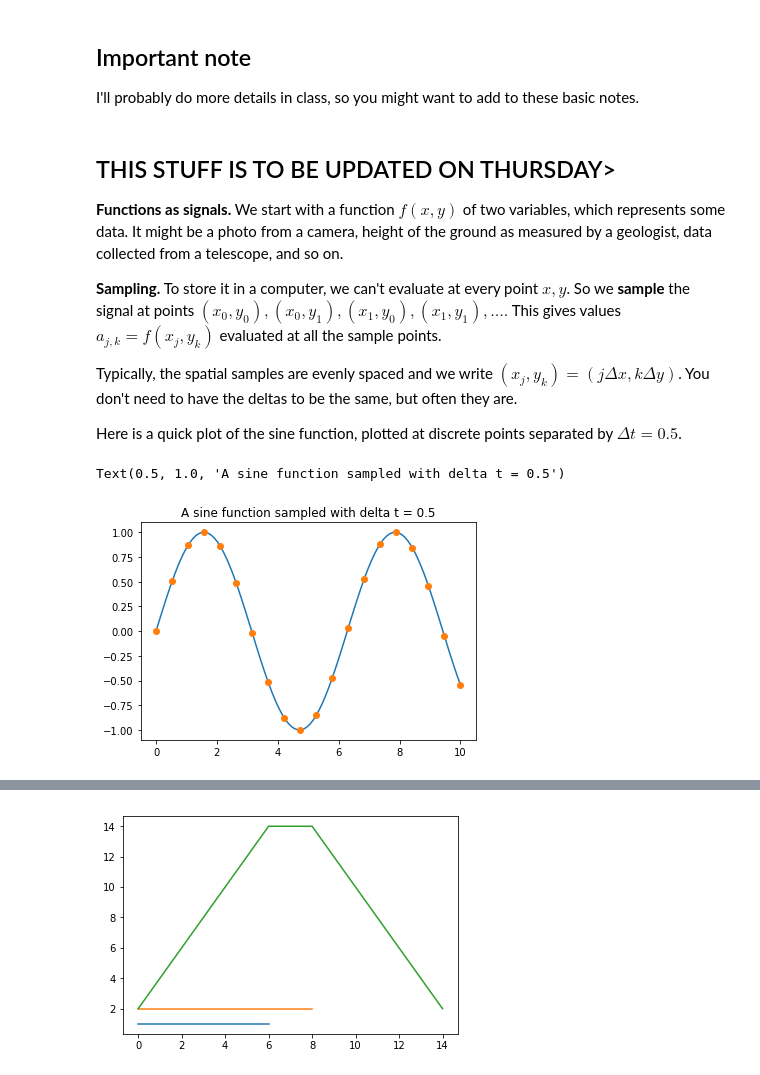
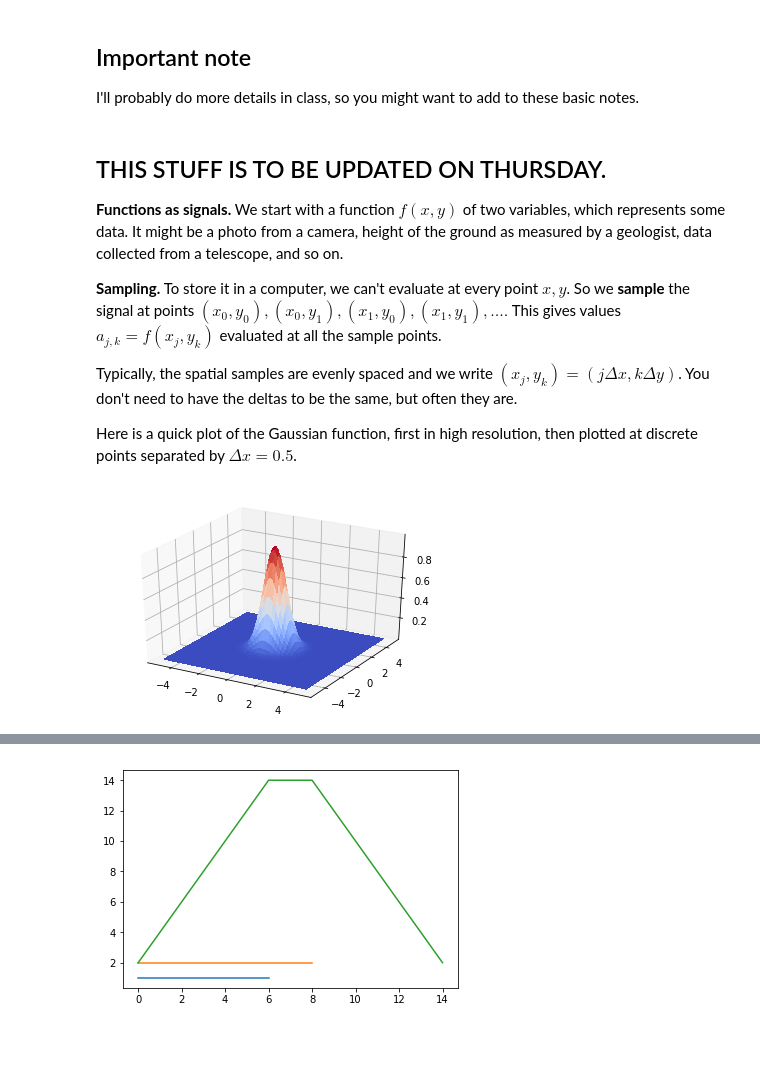
Before and after one commit to mlamoureux/Math502w19, a Jupyter notebook: Lecture18_Mar21.ipynb, the cells around one changed output, grey strips where cells are left out. Cells and saved outputs as stored; diff of their text form; code cells hidden in the pictures; blank space fills up the shorter version.

```diff
--- a/Lecture18_Mar21.ipynb
+++ b/Lecture18_Mar21.ipynb
@@ -44,7 +50,7 @@ from IPython.display import Audio, display
 
 I'll probably do more details in class, so you might want to add to these basic notes.
 # %% [markdown]
-## THIS STUFF IS TO BE UPDATED ON THURSDAY>
+## THIS STUFF IS TO BE UPDATED ON THURSDAY.
 
 **Functions as signals.** We start with a function $f(x,y)$ of two variables, which represents some data. It might be a photo from a camera, height of the ground as measured by a geologist, data collected from a telescope, and so on.
 
@@ -52,13 +58,17 @@ I'll probably do more details in class, so you might want to add to these basic
 
 Typically, the spatial samples are evenly spaced and we write $(x_j,y_k) = (j\Delta x, k\Delta y)$. You don't need to have the deltas to be the same, but often they are.
 
-Here is a quick plot of the sine function, plotted at discrete points separated by $\Delta t = 0.5$.
+Here is a quick plot of the Gaussian function, first in high resolution, then plotted at discrete points separated by $\Delta x = 0.5$.
-# %%
-t = linspace(0,10,100);
-tk = linspace(0,10,20);
-ak = sin(tk)
-plot(t,sin(t),tk,sin(tk),'o');
-title("A sine function sampled with delta t = 0.5")
-# %% [output]
-Text(0.5, 1.0, 'A sine function sampled with delta t = 0.5')
-[figure, removed]
+# %%
+## Here is the function on a much finer grid
+fig = figure()
+ax = fig.gca(projection='3d')
+
+x = linspace(-5,5,100);
+y = linspace(-5,5,100)
+X,Y = meshgrid(x,y)
+Z = exp(-(X**2 + Y**2))
+ax.plot_surface(X, Y, Z, cmap=cm.coolwarm,
+                       linewidth=0, antialiased=False);
+# %% [output]
+[figure, added]
```
Also changed, not shown: parts of 13 cells of this notebook, 1 other file.
